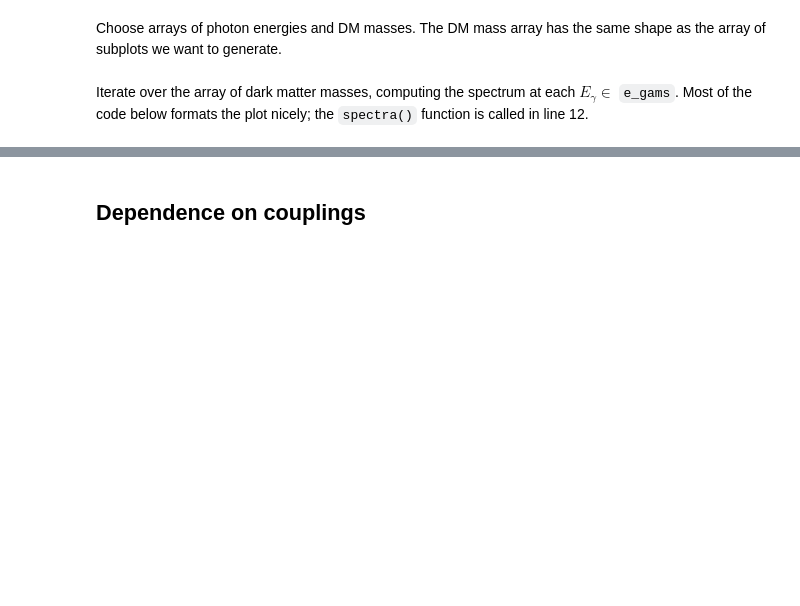
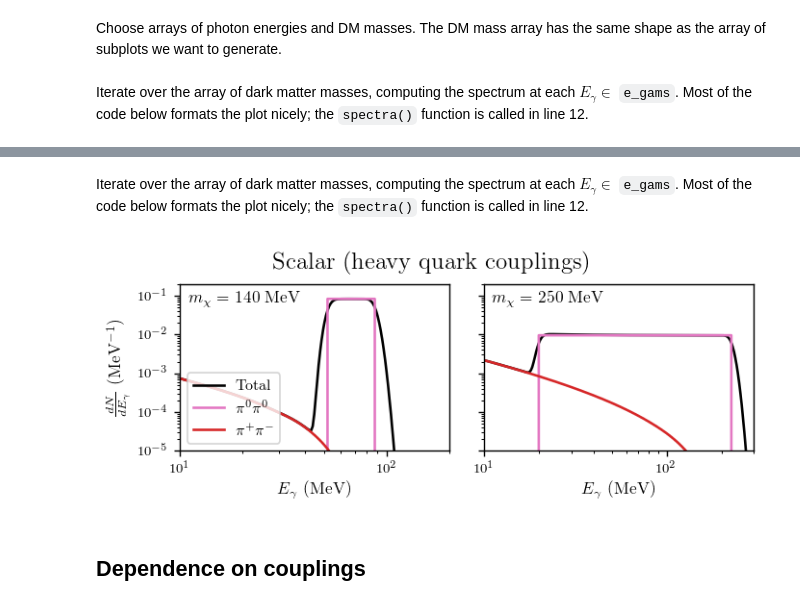
Before and after one commit to LoganAMorrison/Hazma, a Jupyter notebook: tutorials/scalar_mediator_spectra.ipynb, the cells around one changed output, grey strips where cells are left out. Cells and saved outputs as stored; diff of their text form; code cells hidden in the pictures; blank space fills up the shorter version.

```diff
--- a/tutorials/scalar_mediator_spectra.ipynb
+++ b/tutorials/scalar_mediator_spectra.ipynb
@@ -111,0 +111,6 @@ Text(0.5,0.98,'Scalar mediator, $g_{Sff} = g_{SGG} = g_{SFF}$')
+# %%
+sm_args = {"mx": 250., "ms": 1000., "gsxx": 1.,
+           "gsff": 0., "gsGG": 1., "gsFF": 0.}
+sm = ScalarMediator(**sm_args)
+
+vx_mw = 1.0e-3  # approximate Milky Way velocity dispersion
@@ -112,3 +119,77 @@ Text(0.5,0.98,'Scalar mediator, $g_{Sff} = g_{SGG} = g_{SFF}$')
+# %%
+e_gam_min, e_gam_max, n_e_gams = 5., 300., 250
+e_gams = np.logspace(np.log10(e_gam_min), np.log10(e_gam_max), n_e_gams)
+
+n_subplot_rows, n_subplot_cols = 1, 2
+mxs = np.array([140., 250.]).reshape((n_subplot_rows, n_subplot_cols))
+# %% [markdown]
+Iterate over the array of dark matter masses, computing the spectrum at each $E_\gamma \in$ `e_gams`. Most of the code below formats the plot nicely; the `spectra()` function is called in line 12.
+# %%
+plt.figure(figsize=(latex_text_width_1col, 0.4*latex_text_width_1col))
+
+# Iterate over the values, row and column indices of mxs
+it = np.nditer(mxs, flags=['multi_index'])
+
+while not it.finished:
+    sm.mx = it[0]  # current value of mx
+    idx = it.iterindex  # current index in mxs
+    row_idx, col_idx = it.multi_index  # current row and column indices
+    plt.subplot(n_subplot_rows, n_subplot_cols, idx + 1)
+
+    # Center of mass energy, set to slightly above threshold
+    e_cm = 2.*sm.mx * (1. + 0.5 * vx_mw**2)
+
+    # Plot total convolved spectrum
+    dnde_det = sm.get_detected_spectrum(e_gam_min, e_gam_max,
+                                        e_cm, energy_res=energy_res_comptel)
+    plt.loglog(e_gams, dnde_det(e_gams), "black", label="Total")
+
+    # Plot individual channels' spectra
+    for fs, spec in reversed(sorted(sm.spectra(e_gams, e_cm).iteritems())):
+        if fs not in ["total", "s s", "g g", "e e", "mu mu"]:
+            plt.loglog(e_gams, spec, label=get_tex_label(fs),
+                       color=get_color(fs),
+                       linewidth=1.5)
+
+    ### Formatting
+    # Set axis limits
+    if idx == 0:
+        plt.xlim(10, 200)
+    else:
+        plt.xlim(10, 300)
+
+    plt.ylim(1e-5, 2e-1)
+
+    # Only draw the legend for the first subplot
+    if idx == 0:
+        plt.legend(loc="lower left")
+
+    # Only show ticks and axis labels for subplots on the left and bottom
+    if row_idx != n_subplot_rows - 1:
+        plt.tick_params(labelbottom="off")
+    else:
+        plt.xlabel(r"$E_\gamma$ (MeV)")
+    if col_idx % n_subplot_cols != 0:
+        plt.tick_params(labelleft="off")
+    else:
+        plt.ylabel(r"$\frac{dN}{dE_\gamma}$ (MeV$^{-1}$)")
+
+    # Label subplot with dark matter mass
+    plt.text(1.1e1, 6e-2, r"$m_\chi = %0.f$ MeV" % sm.mx,
+             fontsize=10)
+
+    it.iternext()
+
+# handles, labels = plt.gca().get_legend_handles_labels()
+# lgd = plt.figlegend(handles, labels, loc="lower center",
+#                     ncol=6, bbox_to_anchor=(0.5, -0.025))
+
+plt.suptitle(r"Scalar (heavy quark couplings)")
+
+plt.tight_layout(rect=[0, 0, 1, 0.95])  # remove some of the space between plots
+plt.savefig("figures/scalar_spectra_heavy_quark.pdf")
+# %% [output]
+[figure, added]
 # %% [markdown]
 ## Dependence on couplings
 # %%
```
Also changed, not shown: parts of 9 cells of this notebook, 7 other files.
